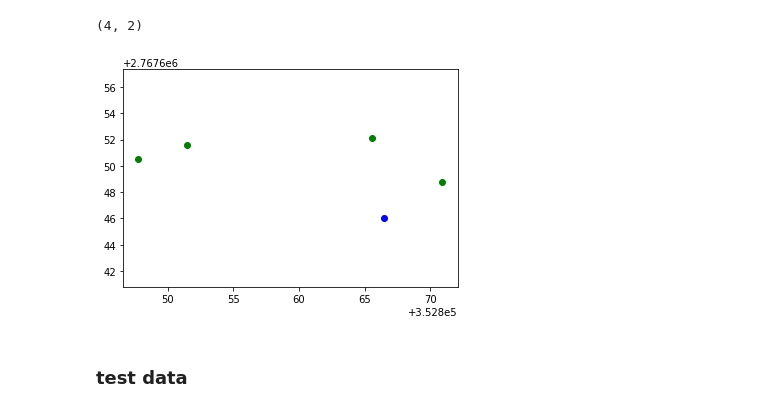
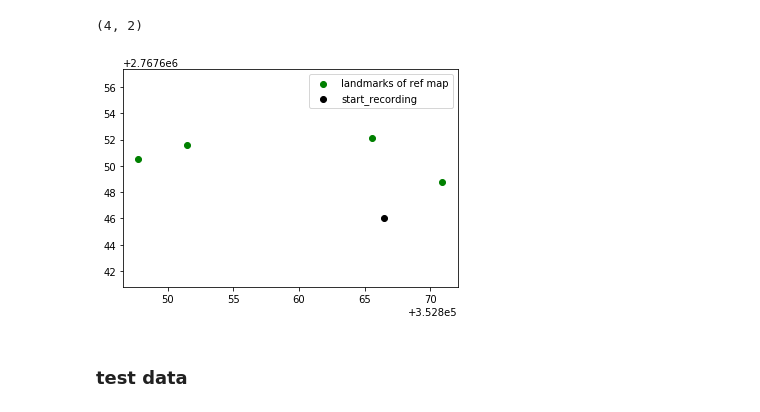
Before and after one commit to Chen-Yu-Qiang/mapping_explorer, a Jupyter notebook: jupyterNotebook/Automatic_tree_detection.ipynb, the cells around one changed output. Drawn from its saved outputs; the diff is of its cells as text; code cells hidden in the pictures.

```diff
--- a/jupyterNotebook/Automatic_tree_detection.ipynb
+++ b/jupyterNotebook/Automatic_tree_detection.ipynb
@@ -589,16 +589,17 @@ utm_x_ref, utm_y_ref = proj(lng, lat)
 # %%
 length=1024
 map_start_x = 0.5
 map_start_y = 0.1
 cX_m = centroid_filteredNP[:,0] - int(length*(1-map_start_y))
 cY_m = centroid_filteredNP[:,1] - int(length*(1-map_start_x))
 
-plt.scatter(cX_m*0.05+utm_x_ref, cY_m*0.05+utm_y_ref, c='g', label='landmarks')
-plt.scatter(utm_x_ref, utm_y_ref, label='start_recording',c='b')
+plt.scatter(cX_m*0.05+utm_x_ref, cY_m*0.05+utm_y_ref, c='g', label='landmarks of ref map')
+plt.scatter(utm_x_ref, utm_y_ref, label='start_recording',c='black')
 plt.axis('equal')
+plt.legend()
 plt.show()
 # %% [output]
-[figure, old version]
+[figure, new version]
 # %% [markdown]
 ### test data
 # %%
```
Also changed, not shown: parts of 32 cells of this notebook.
